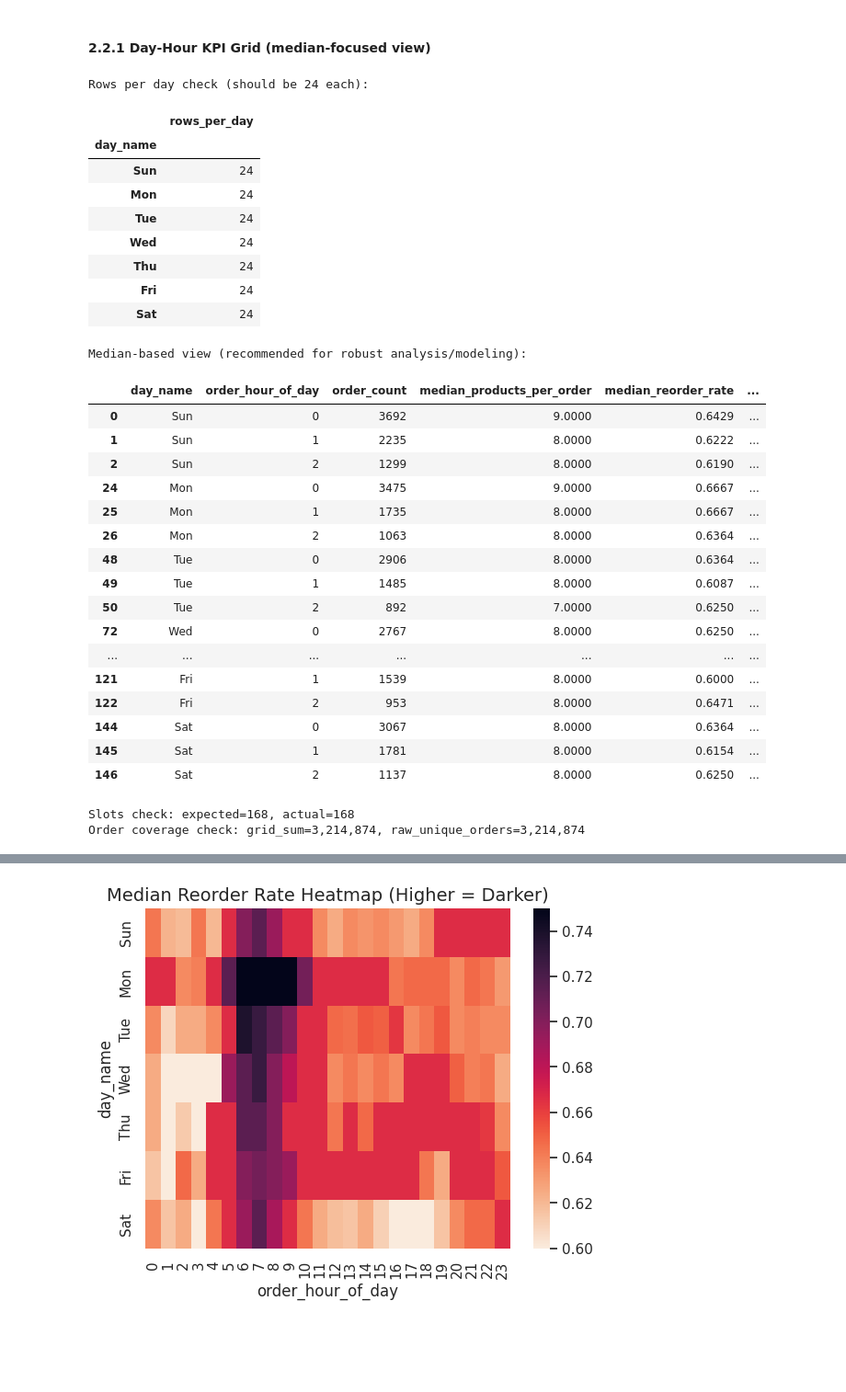
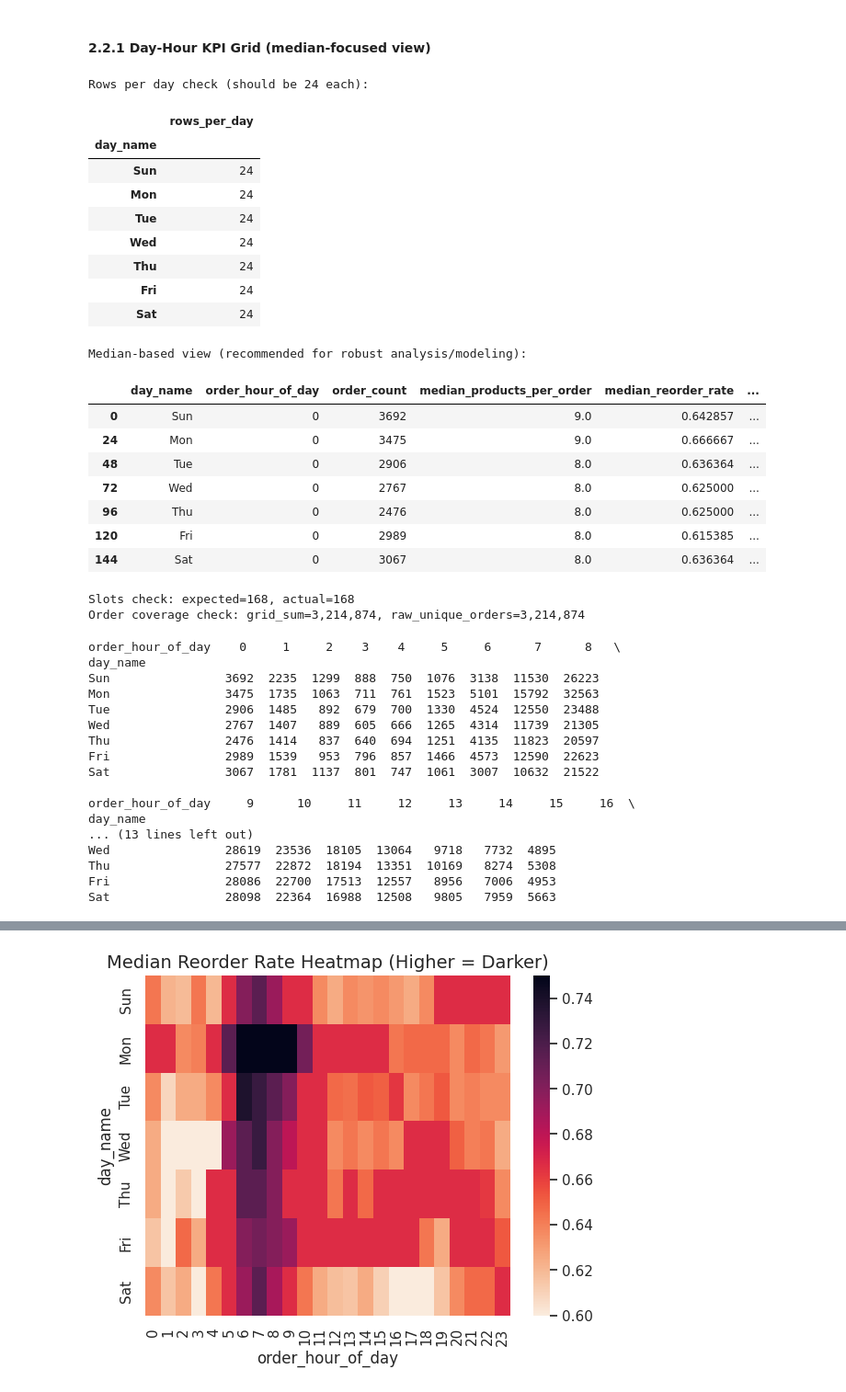
Before and after one commit to ppts2545/Instacart-Market-Basket-Analysis, a Jupyter notebook: notebooks/02_Exploratory_Data_Analysis/02_customer_behavior.ipynb, the cells around one changed output, grey strips where cells are left out. Shown at 92% size. Cells and saved outputs as stored; diff of their text form; code cells hidden in the pictures; blank space fills up the shorter version.

Commit message:
start summary insight customer behavior

```diff
--- a/notebooks/02_Exploratory_Data_Analysis/02_customer_behavior.ipynb
+++ b/notebooks/02_Exploratory_Data_Analysis/02_customer_behavior.ipynb
@@ -31,10 +31,8 @@ import matplotlib.pyplot as plt
 sns.set_theme(style="whitegrid")
 
 # --- Display formatting (readable numbers in notebook output) ---
-pd.set_option("display.float_format", lambda x: f"{x:,.4f}")
-pd.set_option("display.max_columns", 50)
-pd.set_option("display.max_rows", 20)
-pd.set_option("display.width", 140)
+pd.set_option("display.max_rows", None)
+pd.set_option("display.max_columns", None)
 
 # --- Notebook output controls (clean vs verbose mode) ---
 SHOW_VERBOSE_TABLES = False
@@ -343,49 +466,66 @@ show_df(
     title="Rows per day check (should be 24 each):",
 )
 show_df(
-    customer_kpi_model.groupby("day_name", observed=False).head(3),
+    customer_kpi_model.groupby("day_name", observed=False).head(1),
     title="Median-based view (recommended for robust analysis/modeling):",
 )
 
 if SHOW_VERBOSE_TABLES:
     show_df(missing_before.to_frame("missing_count"), title="Model feature missing values (before imputation):")
     show_df(missing_after.to_frame("missing_count"), title="Model feature missing values (after imputation):")
 
 expected_slots = 7 * 24
 actual_slots = len(customer_kpi)
 total_orders_from_grid = customer_kpi["order_count"].sum()
 total_orders_raw = order_level["order_id"].nunique()
 
 print(f"Slots check: expected={expected_slots}, actual={actual_slots}")
 print(f"Order coverage check: grid_sum={total_orders_from_grid:,}, raw_unique_orders={total_orders_raw:,}")
 # %% [output]
 Rows per day check (should be 24 each):
 |  | rows_per_day |
 | day_name |  |
 | Sun | 24 |
 | Mon | 24 |
 | Tue | 24 |
 | Wed | 24 |
 | Thu | 24 |
 | Fri | 24 |
 | Sat | 24 |
 Median-based view (recommended for robust analysis/modeling):
 |  | day_name | order_hour_of_day | order_count | median_products_per_order | median_reorder_rate | ... |
-| 0 | Sun | 0 | 3692 | 9.0000 | 0.6429 | ... |
-| 1 | Sun | 1 | 2235 | 8.0000 | 0.6222 | ... |
-| 2 | Sun | 2 | 1299 | 8.0000 | 0.6190 | ... |
-| 24 | Mon | 0 | 3475 | 9.0000 | 0.6667 | ... |
-| 25 | Mon | 1 | 1735 | 8.0000 | 0.6667 | ... |
-| 26 | Mon | 2 | 1063 | 8.0000 | 0.6364 | ... |
-| 48 | Tue | 0 | 2906 | 8.0000 | 0.6364 | ... |
-| 49 | Tue | 1 | 1485 | 8.0000 | 0.6087 | ... |
-| 50 | Tue | 2 | 892 | 7.0000 | 0.6250 | ... |
-| 72 | Wed | 0 | 2767 | 8.0000 | 0.6250 | ... |
-| ... | ... | ... | ... | ... | ... | ... |
-| 121 | Fri | 1 | 1539 | 8.0000 | 0.6000 | ... |
-| 122 | Fri | 2 | 953 | 8.0000 | 0.6471 | ... |
-| 144 | Sat | 0 | 3067 | 8.0000 | 0.6364 | ... |
-| 145 | Sat | 1 | 1781 | 8.0000 | 0.6154 | ... |
-| 146 | Sat | 2 | 1137 | 8.0000 | 0.6250 | ... |
+| 0 | Sun | 0 | 3692 | 9.0 | 0.642857 | ... |
+| 24 | Mon | 0 | 3475 | 9.0 | 0.666667 | ... |
+| 48 | Tue | 0 | 2906 | 8.0 | 0.636364 | ... |
+| 72 | Wed | 0 | 2767 | 8.0 | 0.625000 | ... |
+| 96 | Thu | 0 | 2476 | 8.0 | 0.625000 | ... |
+| 120 | Fri | 0 | 2989 | 8.0 | 0.615385 | ... |
+| 144 | Sat | 0 | 3067 | 8.0 | 0.636364 | ... |
 Slots check: expected=168, actual=168
 Order coverage check: grid_sum=3,214,874, raw_unique_orders=3,214,874
+# %%
+ordercount_pivot_per_day = customer_kpi.pivot(
+    index="day_name",
+    columns="order_hour_of_day",
+    values="order_count"
+)
+
+print(ordercount_pivot_per_day)
+# %% [output]
+order_hour_of_day    0     1     2    3    4     5     6      7      8   \
+day_name
+Sun                3692  2235  1299  888  750  1076  3138  11530  26223
+Mon                3475  1735  1063  711  761  1523  5101  15792  32563
+Tue                2906  1485   892  679  700  1330  4524  12550  23488
+Wed                2767  1407   889  605  666  1265  4314  11739  21305
+Thu                2476  1414   837  640  694  1251  4135  11823  20597
+Fri                2989  1539   953  796  857  1466  4573  12590  22623
+Sat                3067  1781  1137  801  747  1061  3007  10632  21522
+
+order_hour_of_day     9      10     11     12     13     14     15     16  \
+day_name
+... (13 lines left out)
+Wed                28619  23536  18105  13064   9718   7732  4895
+Thu                27577  22872  18194  13351  10169   8274  5308
+Fri                28086  22700  17513  12557   8956   7006  4953
+Sat                28098  22364  16988  12508   9805   7959  5663
```
Also changed, not shown: parts of 21 cells of this notebook, 1 other file.
